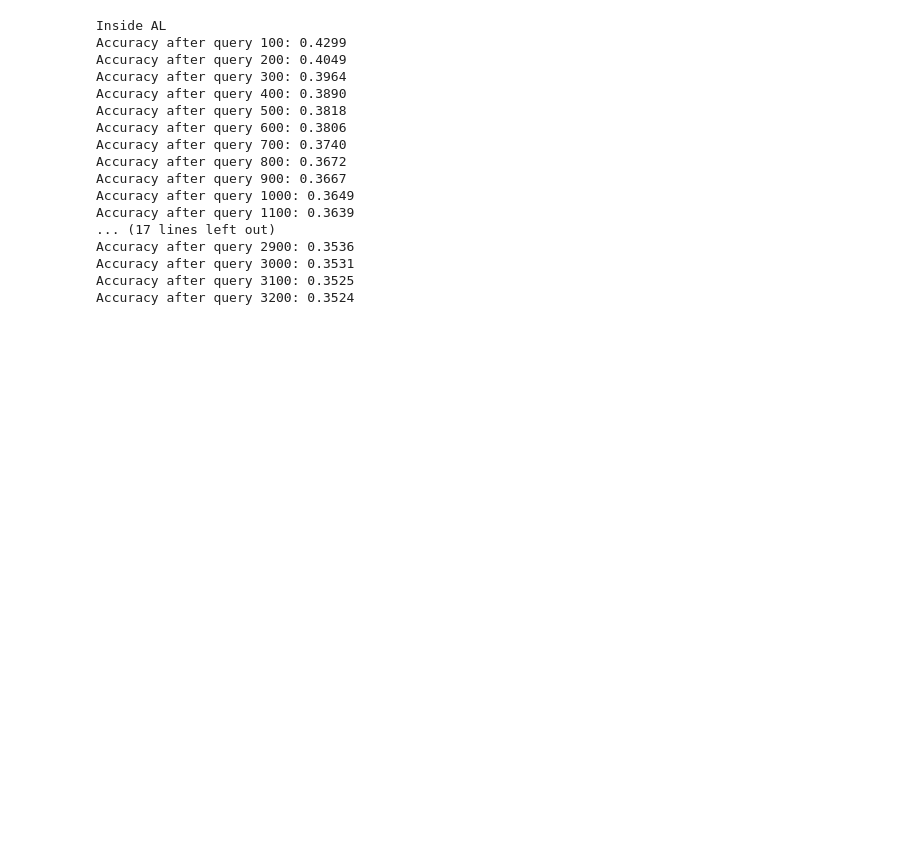
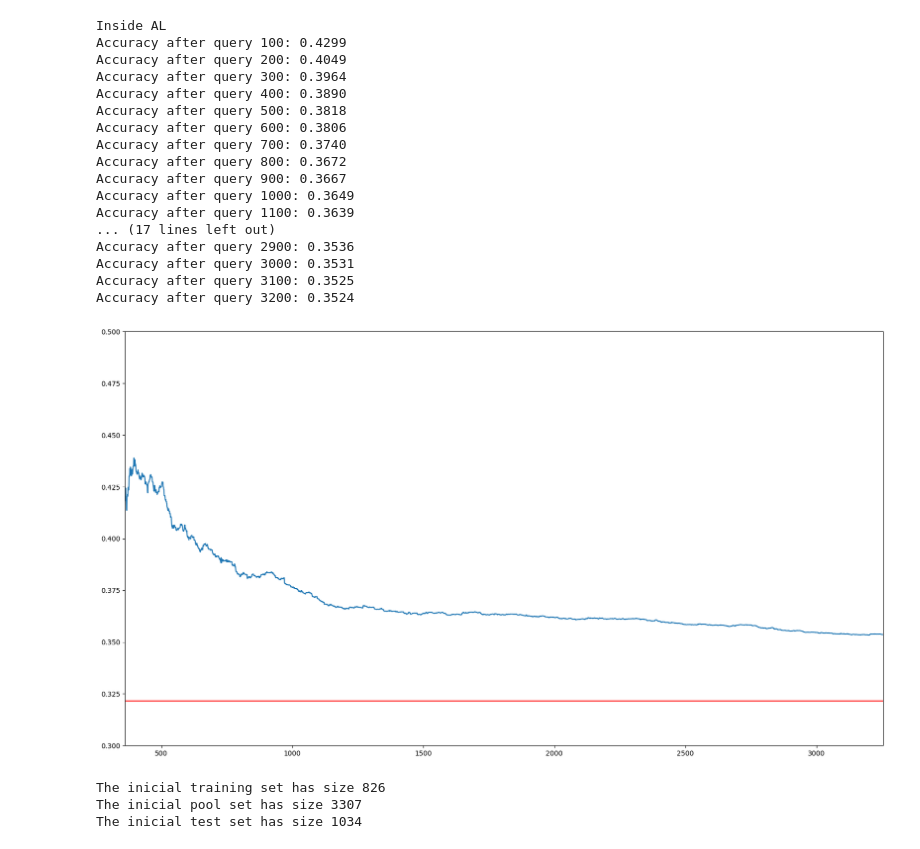
Before and after one commit to pharmbio/Thesis_ActLearn_DOP_2022, a Jupyter notebook: main/supervised_learning/active_learning_regression.ipynb, the cells around one changed output. Cells and saved outputs as stored; diff of their text form; code cells hidden in the pictures; blank space fills up the shorter version.

```diff
--- a/main/supervised_learning/active_learning_regression.ipynb
+++ b/main/supervised_learning/active_learning_regression.ipynb
@@ -246,3 +158,13 @@ Accuracy after query 2900: 0.3536
 Accuracy after query 3000: 0.3531
 Accuracy after query 3100: 0.3525
 Accuracy after query 3200: 0.3524
+# %%
+xxx = np.arange(361, len(x_train) + 1, 1)
+fig, ax = plt.subplots(1, 1, figsize=(20,11))
+ax.plot(xxx, performance_history_v2)#, marker = 'o', s=7, color=[.937, .275, .282], linewidth=0.8)
+ax.set_ylim([0.3, 0.5])
+ax.set_xlim([361, 3255])
+plt.axhline(y = 0.3215, color='r', linestyle='-')
+plt.show()
+# %% [output]
+[figure, added]
@@ -248,0 +179,8 @@ Accuracy after query 3200: 0.3524
+# %%
+print(f'The inicial training set has size {len(x_train)}')
+print(f'The inicial pool set has size {len(x_pool)}')
+print(f'The inicial test set has size {len(x_test)}')
+# %% [output]
+The inicial training set has size 826
+The inicial pool set has size 3307
+The inicial test set has size 1034
```
Also changed, not shown: parts of 8 cells of this notebook, 5 other files.
